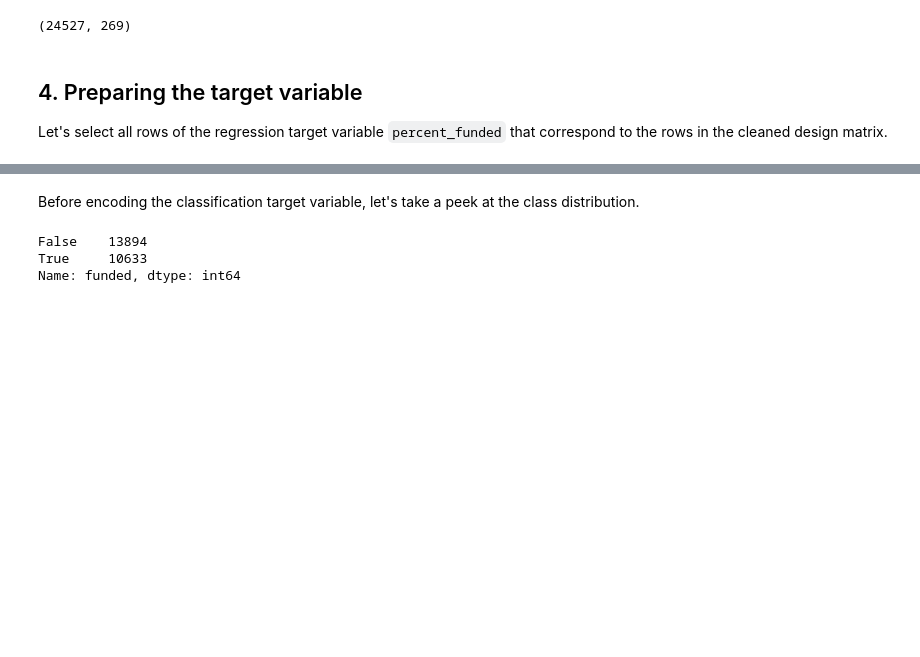
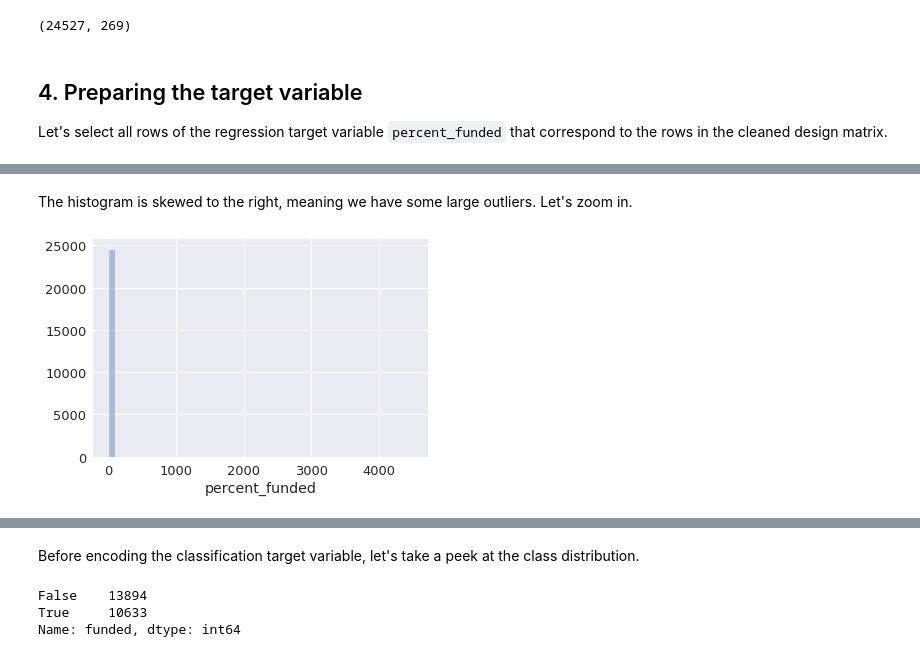
Before and after one commit to redwanhuq/campaign-critic, a Jupyter notebook: prototyping-machine_learning.ipynb, the cells around one changed output, grey strips where cells are left out. Saved outputs shown, nothing was run; the diff lists cells and outputs as text; code cells hidden in the pictures; blank space fills up the shorter version.

```diff
--- a/prototyping-machine_learning.ipynb
+++ b/prototyping-machine_learning.ipynb
@@ -227,0 +261,10 @@ y_reg = section1_df_full.loc[X_cleaned.index, 'percent_funded'].to_frame()
+# %% [markdown]
+The histogram is skewed to the right, meaning we have some large outliers. Let's zoom in.
+# %%
+# Display a kde plot of the regression target variable
+sns.distplot(
+    y_reg[y_reg['percent_funded'] < 5000]['percent_funded'],
+    kde=False
+);
+# %% [output]
+[figure, added]
```
Also changed, not shown: parts of 26 cells of this notebook, 28 other files.
